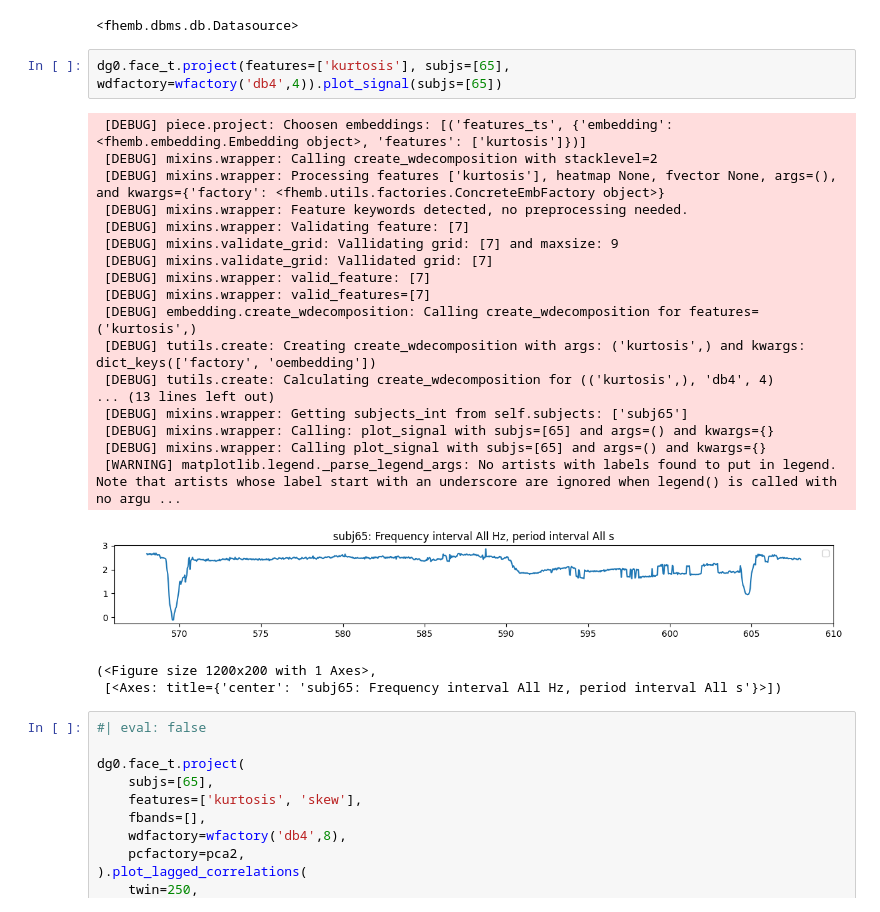
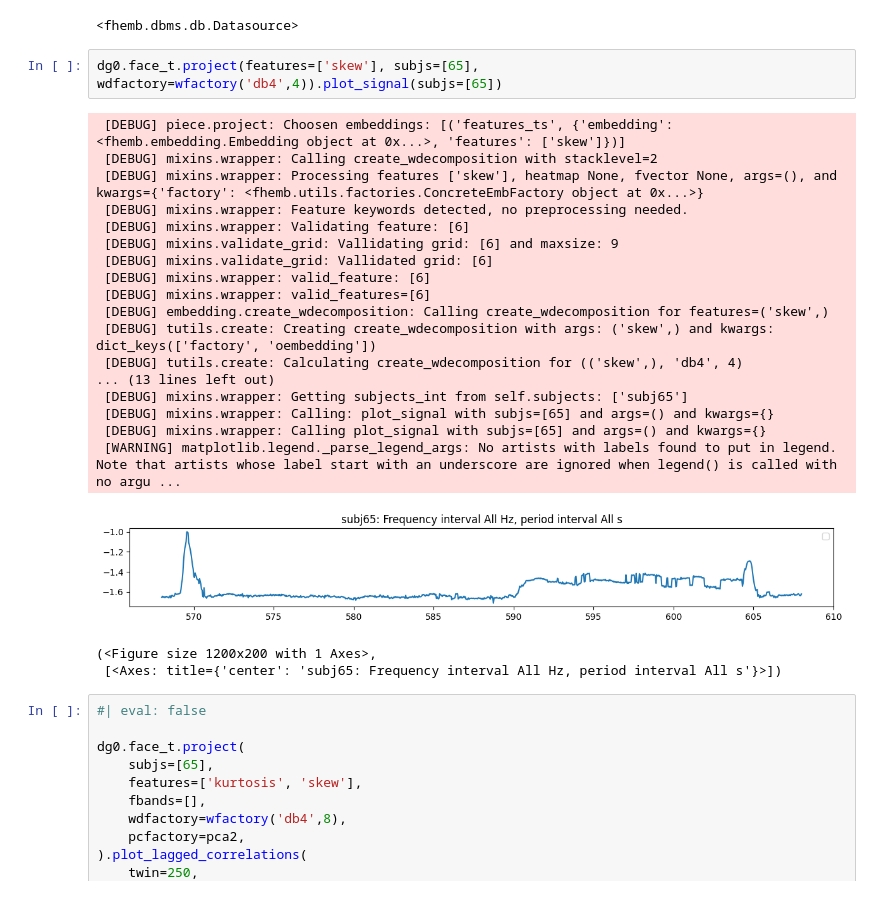
Before and after one commit to rdned/nbdev_fhemb, a Jupyter notebook: nbs/tfreq.ipynb, the cells around one changed output. Saved outputs shown, nothing was run; the diff lists cells and outputs as text.

```diff
--- a/nbs/tfreq.ipynb
+++ b/nbs/tfreq.ipynb
@@ -221,26 +231,26 @@ exc_tb=None
  [DEBUG] piece.__init__: Creating a Generalts with time_interval=(14200, 15200), subjects=None
 <fhemb.dbms.db.Datasource>
 # %%
-dg0.face_t.project(features=['kurtosis'], subjs=[65], wdfactory=wfactory('db4',4)).plot_signal(subjs=[65])
+dg0.face_t.project(features=['skew'], subjs=[65], wdfactory=wfactory('db4',4)).plot_signal(subjs=[65])
 # %% [output]
- [DEBUG] piece.project: Choosen embeddings: [('features_ts', {'embedding': <fhemb.embedding.Embedding object>, 'features': ['kurtosis']})]
+ [DEBUG] piece.project: Choosen embeddings: [('features_ts', {'embedding': <fhemb.embedding.Embedding object at 0x...>, 'features': ['skew']})]
  [DEBUG] mixins.wrapper: Calling create_wdecomposition with stacklevel=2
- [DEBUG] mixins.wrapper: Processing features ['kurtosis'], heatmap None, fvector None, args=(), and kwargs={'factory': <fhemb.utils.factories.ConcreteEmbFactory object>}
+ [DEBUG] mixins.wrapper: Processing features ['skew'], heatmap None, fvector None, args=(), and kwargs={'factory': <fhemb.utils.factories.ConcreteEmbFactory object at 0x...>}
  [DEBUG] mixins.wrapper: Feature keywords detected, no preprocessing needed.
- [DEBUG] mixins.wrapper: Validating feature: [7]
- [DEBUG] mixins.validate_grid: Vallidating grid: [7] and maxsize: 9
- [DEBUG] mixins.validate_grid: Vallidated grid: [7]
- [DEBUG] mixins.wrapper: valid_feature: [7]
- [DEBUG] mixins.wrapper: valid_features=[7]
- [DEBUG] embedding.create_wdecomposition: Calling create_wdecomposition for features=('kurtosis',)
- [DEBUG] tutils.create: Creating create_wdecomposition with args: ('kurtosis',) and kwargs: dict_keys(['factory', 'oembedding'])
- [DEBUG] tutils.create: Calculating create_wdecomposition for (('kurtosis',), 'db4', 4)
+ [DEBUG] mixins.wrapper: Validating feature: [6]
+ [DEBUG] mixins.validate_grid: Vallidating grid: [6] and maxsize: 9
+ [DEBUG] mixins.validate_grid: Vallidated grid: [6]
+ [DEBUG] mixins.wrapper: valid_feature: [6]
+ [DEBUG] mixins.wrapper: valid_features=[6]
+ [DEBUG] embedding.create_wdecomposition: Calling create_wdecomposition for features=('skew',)
+ [DEBUG] tutils.create: Creating create_wdecomposition with args: ('skew',) and kwargs: dict_keys(['factory', 'oembedding'])
+ [DEBUG] tutils.create: Calculating create_wdecomposition for (('skew',), 'db4', 4)
 ... (13 lines left out)
  [DEBUG] mixins.wrapper: Getting subjects_int from self.subjects: ['subj65']
  [DEBUG] mixins.wrapper: Calling: plot_signal with subjs=[65] and args=() and kwargs={}
  [DEBUG] mixins.wrapper: Calling plot_signal with subjs=[65] and args=() and kwargs={}
  [WARNING] matplotlib.legend._parse_legend_args: No artists with labels found to put in legend.  Note that artists whose label start with an underscore are ignored when legend() is called with no argu ...
-[figure, old version]
+[figure, new version]
 (<Figure size 1200x200 with 1 Axes>,
  [<Axes: title={'center': 'subj65: Frequency interval All Hz, period interval All s'}>])
 # %%
```
Also changed, not shown: parts of 4 cells of this notebook.
